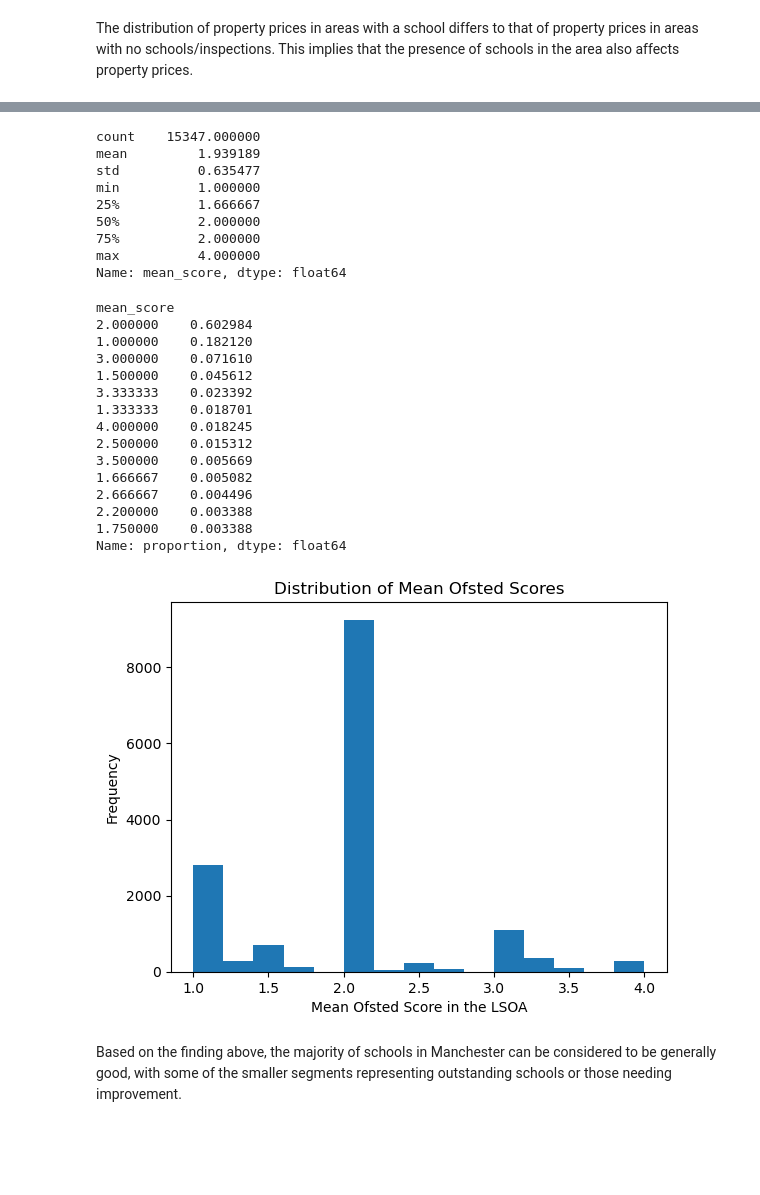
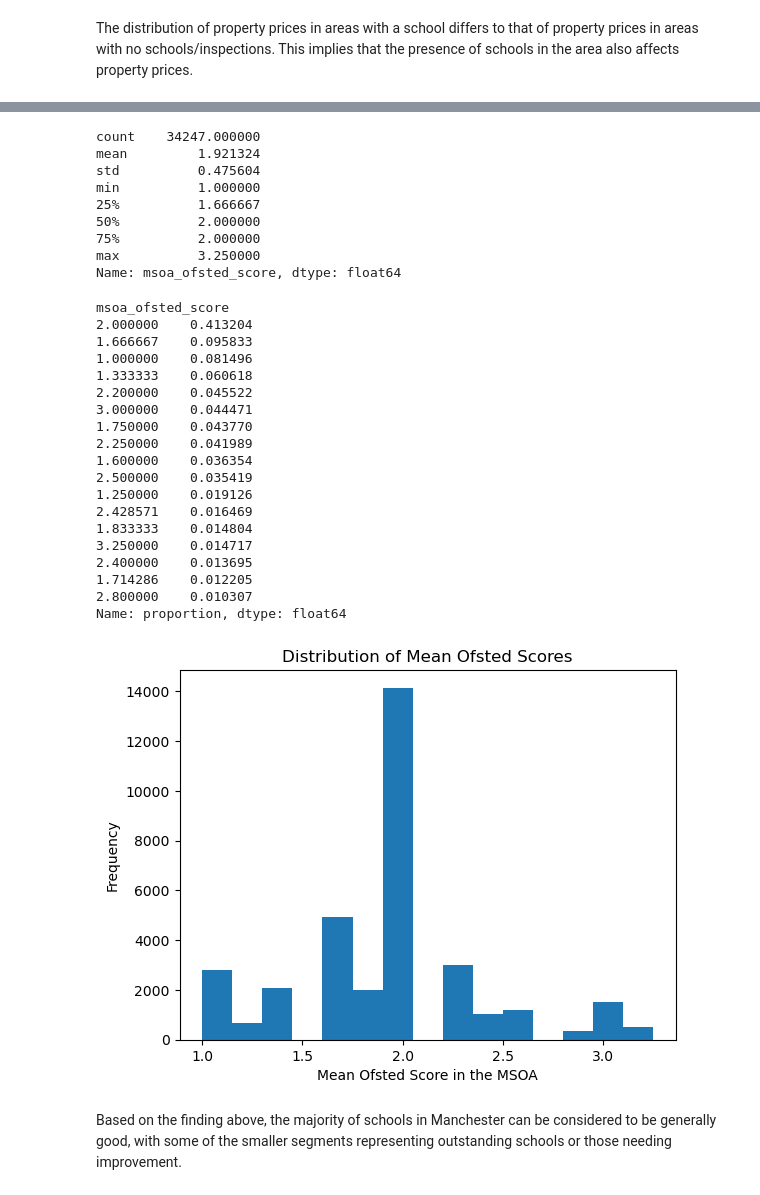
Before and after one commit to jonathanskuy/manchester-property-vs-education, a Jupyter notebook: notebooks/manchester_property_vs_education.ipynb, the cells around one changed output, grey strips where cells are left out. Saved outputs shown, nothing was run; the diff lists cells and outputs as text; code cells hidden in the pictures; blank space fills up the shorter version.

```diff
--- a/notebooks/manchester_property_vs_education.ipynb
+++ b/notebooks/manchester_property_vs_education.ipynb
@@ -1141,47 +1141,51 @@ df_final_with_schools
 # %%
-# Displaying the descriptive statistics for mean Ofsted scores in the LSOA of the property transaction for LSOAs with schools
+# Displaying the descriptive statistics for mean Ofsted scores in the MSOA of the property transaction for MSOAs with schools
 
-df_final_with_schools['mean_score'].describe()
+df_final_with_schools['msoa_ofsted_score'].describe()
 # %% [output]
-count    15347.000000
-mean         1.939189
-std          0.635477
+count    34247.000000
+mean         1.921324
+std          0.475604
 min          1.000000
 25%          1.666667
 50%          2.000000
 75%          2.000000
-max          4.000000
-Name: mean_score, dtype: float64
+max          3.250000
+Name: msoa_ofsted_score, dtype: float64
 # %%
 # Counting the mean Ofsted inspection scores in property transactions based in areas with a school
 
-df_final_with_schools['mean_score'].value_counts(normalize=True)
+df_final_with_schools['msoa_ofsted_score'].value_counts(normalize=True)
 # %% [output]
-mean_score
-2.000000    0.602984
-1.000000    0.182120
-3.000000    0.071610
-1.500000    0.045612
-3.333333    0.023392
-1.333333    0.018701
-4.000000    0.018245
-2.500000    0.015312
-3.500000    0.005669
-1.666667    0.005082
-2.666667    0.004496
-2.200000    0.003388
-1.750000    0.003388
+msoa_ofsted_score
+2.000000    0.413204
+1.666667    0.095833
+1.000000    0.081496
+1.333333    0.060618
+2.200000    0.045522
+3.000000    0.044471
+1.750000    0.043770
+2.250000    0.041989
+1.600000    0.036354
+2.500000    0.035419
+1.250000    0.019126
+2.428571    0.016469
+1.833333    0.014804
+3.250000    0.014717
+2.400000    0.013695
+1.714286    0.012205
+2.800000    0.010307
 Name: proportion, dtype: float64
 # %%
-# Plotting the distribution of mean Ofsted scores in the LSOA of each property transaction
+# Plotting the distribution of mean Ofsted scores in the MSOA of each property transaction
 
-plt.hist(df_final_with_schools['mean_score'], bins=15)
-plt.xlabel('Mean Ofsted Score in the LSOA')
+plt.hist(df_final_with_schools['msoa_ofsted_score'], bins=15)
+plt.xlabel('Mean Ofsted Score in the MSOA')
 plt.ylabel('Frequency')
 plt.title('Distribution of Mean Ofsted Scores')
 plt.show()
 # %% [output]
-[figure, old version]
+[figure, new version]
 # %% [markdown]
 Based on the finding above, the majority of schools in Manchester can be considered to be generally good, with some of the smaller segments representing outstanding schools or those needing improvement.
 # %%
```
Also changed, not shown: parts of 18 cells of this notebook, 2 other files.
